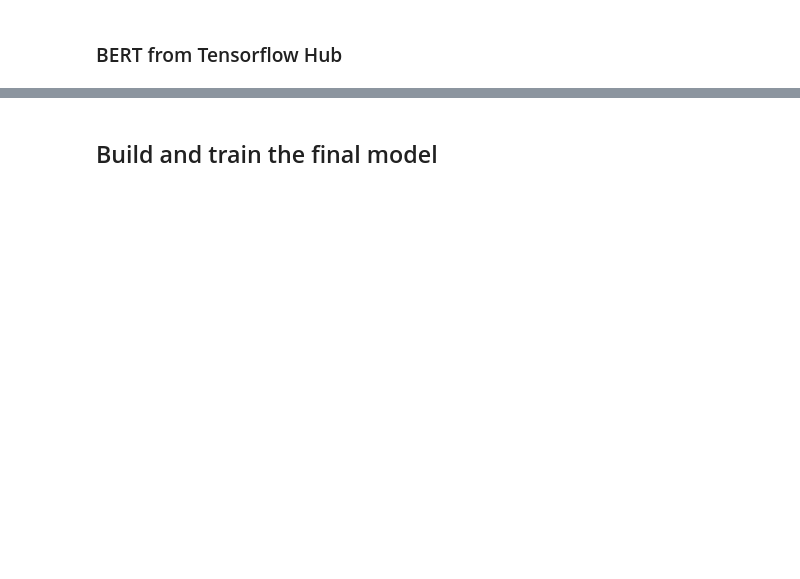
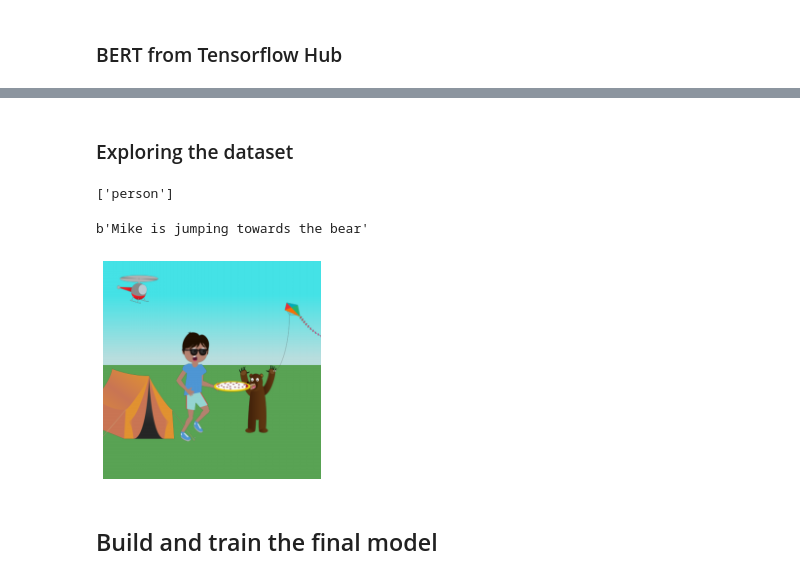
Before and after one commit to Yogesh7920/Pascal-VOC, a Jupyter notebook: Task_2.ipynb, the cells around one changed output, grey strips where cells are left out. Cells and saved outputs as stored; diff of their text form; code cells hidden in the pictures; blank space fills up the shorter version.

```diff
--- a/Task_2.ipynb
+++ b/Task_2.ipynb
@@ -287,10 +209,0 @@ df
-# %%
-index = np.random.randint(0, TRAIN_SIZE)
-for x, y in zip(misc_train_dataset.skip(index).take(1), train_dataset.unbatch().skip(index).take(1)):
-    image = np.clip(x[0]/255., 0, 1)
-    idxs = y[1]
-    annots = y[0]['text_model_input']
-plt.imshow(image)
-plt.axis('off')
-print(labels[idxs.numpy() == 1])
-str(annots.numpy())
@@ -327,0 +253,14 @@ Downloading data from https://storage.googleapis.com/tensorflow/keras-applicatio
+# %%
+def preprocess_image(img):
+    img = tf.expand_dims(img, axis=0)
+    preprocessed = input_preprocessor(img)
+    cnn_feature = pre_trained(preprocessed)
+    return tf.squeeze(cnn_feature)
+
+def preprocess_images(images):
+    features = []
+    for x in tq.tqdm(images, total=len(images)):
+        features.append(preprocess_image(x))
+    return tf.convert_to_tensor(features)
+# %%
+cnn_features = preprocess_images(full_images)
@@ -327,0 +275,10 @@ Downloading data from https://storage.googleapis.com/tensorflow/keras-applicatio
+# %%
+def map_func(ind, img_ind):
+    return ({
+        'text_model_input': annotations[ind],
+        'cnn_model_input': cnn_features[img_ind],
+        'original_images': full_images[img_ind]
+    }, full_targets[img_ind])
+
+temp_dataset = tf.data.Dataset.from_tensor_slices((np.array(range(len(images))), images)).shuffle(buffer_size=1000)
+full_dataset = temp_dataset.map(map_func, num_parallel_calls=tf.data.AUTOTUNE).prefetch(buffer_size=tf.data.AUTOTUNE)
@@ -328,3 +321,19 @@ Downloading data from https://storage.googleapis.com/tensorflow/keras-applicatio
+# %% [markdown]
+### Exploring the dataset
+# %%
+index = np.random.randint(250, 400)
+for x, y in full_dataset.skip(index).take(1):
+    image = np.clip(x['original_images']/255., 0, 1)
+    idxs = y
+    annots = x['text_model_input']
+plt.imshow(image)
+plt.axis('off')
+print(labels[idxs.numpy() == 1])
+annots.numpy()
+# %% [output]
+['person']
+b'Mike is jumping towards the bear'
+[figure, added]
 # %% [markdown]
 ## Build and train the final model
 # %%
```
Also changed, not shown: parts of 57 cells of this notebook.
